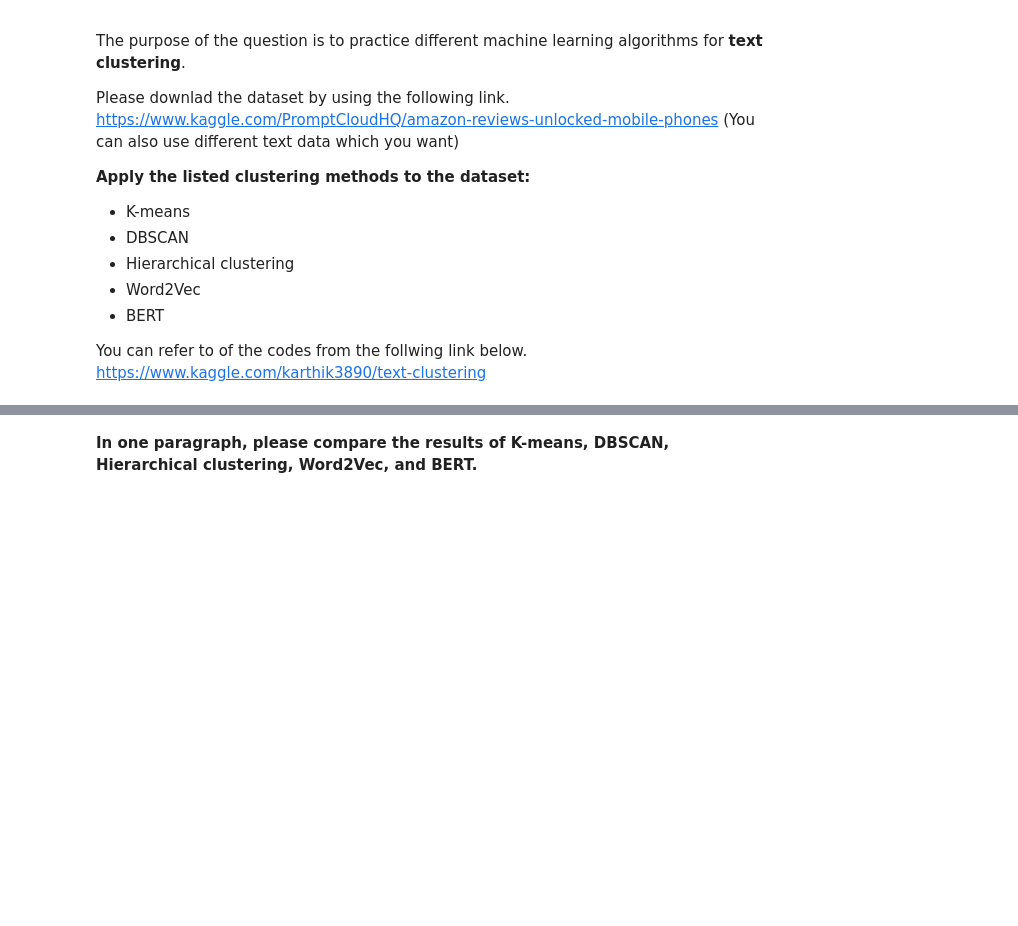
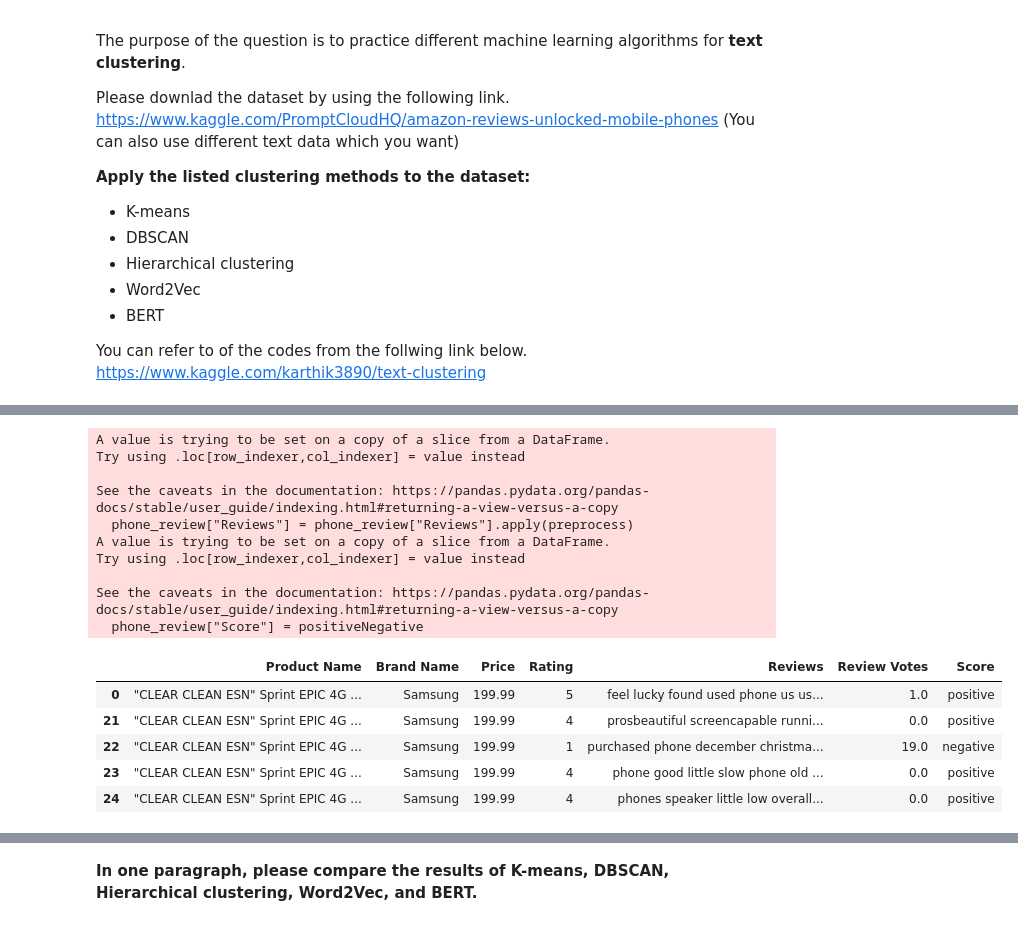
Before and after one commit to kahosadi/INFO5731_Spring_2024, a Jupyter notebook: Christopher_Nelfrits_Exercise_05.ipynb, the cells around one changed output, grey strips where cells are left out. Drawn from its saved outputs; the diff is of its cells as text; code cells hidden in the pictures; blank space fills up the shorter version.

```diff
--- a/Christopher_Nelfrits_Exercise_05.ipynb
+++ b/Christopher_Nelfrits_Exercise_05.ipynb
@@ -135,0 +1138,49 @@ Mounted at drive
+# %%
+#preprocessing
+
+phone_review = phone_review.dropna()
+
+#remove duplicate if any
+sorted_data=phone_review.sort_values("Product Name", axis=0, ascending=True, inplace=False, kind='quicksort', na_position='last')
+phone_review=sorted_data.drop_duplicates(subset={"Product Name","Brand Name","Price","Rating","Reviews","Review Votes"}, keep='first', inplace=False)
+
+stop_words = set(stopwords.words('english'))
+def preprocess(text):
+    text = text.lower()
+    text = ''.join([word for word in text if word not in string.punctuation])
+    tokens = word_tokenize(text)
+    tokens = [word for word in tokens if word not in stop_words]
+    return ' '.join(tokens)
+
+phone_review["Reviews"] = phone_review["Reviews"].apply(preprocess)
+
+phone_review.shape
+
+def partition(x):
+    if x < 3:
+        return 'negative'
+    return 'positive'
+
+#changing reviews with score less than 3 to be positive
+actualScore = phone_review["Rating"]
+positiveNegative = actualScore.map(partition)
+phone_review["Score"] = positiveNegative
+
+phone_review.head()
+# %% [output]
+A value is trying to be set on a copy of a slice from a DataFrame.
+Try using .loc[row_indexer,col_indexer] = value instead
+
+See the caveats in the documentation: https://pandas.pydata.org/pandas-docs/stable/user_guide/indexing.html#returning-a-view-versus-a-copy
+  phone_review["Reviews"] = phone_review["Reviews"].apply(preprocess)
+A value is trying to be set on a copy of a slice from a DataFrame.
+Try using .loc[row_indexer,col_indexer] = value instead
+
+See the caveats in the documentation: https://pandas.pydata.org/pandas-docs/stable/user_guide/indexing.html#returning-a-view-versus-a-copy
+  phone_review["Score"] = positiveNegative
+|  | Product Name | Brand Name | Price | Rating | Reviews | Review Votes | Score |
+| 0 | "CLEAR CLEAN ESN" Sprint EPIC 4G ... | Samsung | 199.99 | 5 | feel lucky found used phone us us... | 1.0 | positive |
+| 21 | "CLEAR CLEAN ESN" Sprint EPIC 4G ... | Samsung | 199.99 | 4 | prosbeautiful screencapable runni... | 0.0 | positive |
+| 22 | "CLEAR CLEAN ESN" Sprint EPIC 4G ... | Samsung | 199.99 | 1 | purchased phone december christma... | 19.0 | negative |
+| 23 | "CLEAR CLEAN ESN" Sprint EPIC 4G ... | Samsung | 199.99 | 4 | phone good little slow phone old ... | 0.0 | positive |
+| 24 | "CLEAR CLEAN ESN" Sprint EPIC 4G ... | Samsung | 199.99 | 4 | phones speaker little low overall... | 0.0 | positive |
```
Also changed, not shown: parts of 34 cells of this notebook.
